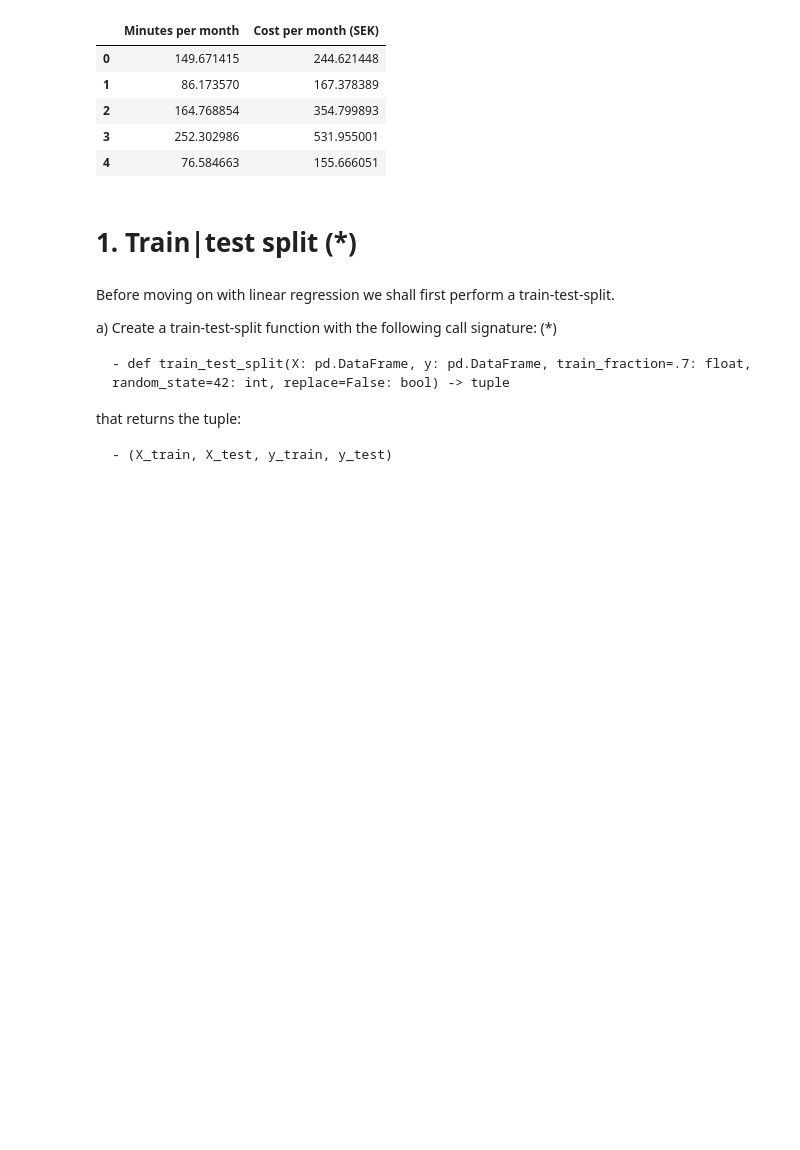
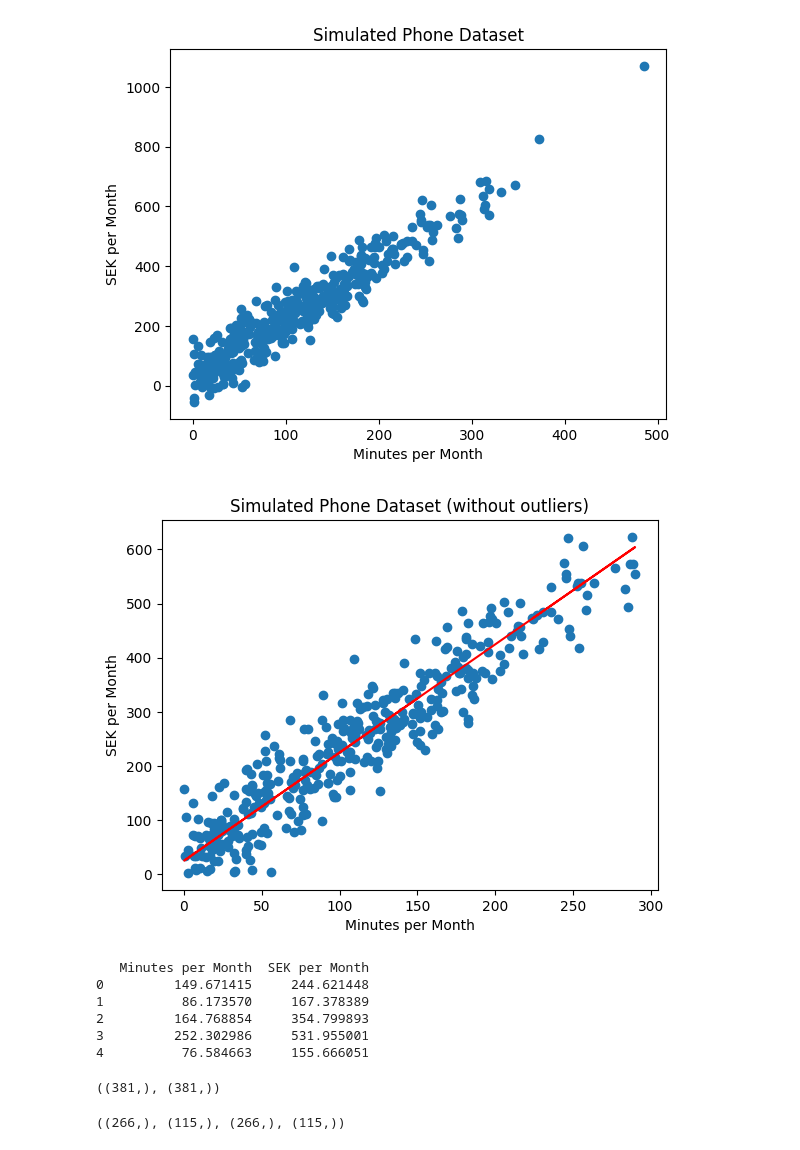
Before and after one commit to eliaselhaddad/Machine-learning-Elias-El-Haddad, a Jupyter notebook: Exercises/E00-linear-regression.ipynb, the cells around one changed output. Drawn from its saved outputs; the diff is of its cells as text; code cells hidden in the pictures; blank space fills up the shorter version.

```diff
--- a/Exercises/E00-linear-regression.ipynb
+++ b/Exercises/E00-linear-regression.ipynb
@@ -102,21 +0,0 @@ c) Insert the values into a DataFrame (*)
-# %%
-df = pd.DataFrame({'Minutes per month': X, 'Cost per month (SEK)': y})
-df.head()
-# %% [output]
-|  | Minutes per month | Cost per month (SEK) |
-| 0 | 149.671415 | 244.621448 |
-| 1 | 86.173570 | 167.378389 |
-| 2 | 164.768854 | 354.799893 |
-| 3 | 252.302986 | 531.955001 |
-| 4 | 76.584663 | 155.666051 |
-# %% [markdown]
-# 1. Train|test split (*)
-# %% [markdown]
-Before moving on with linear regression we shall first perform a train-test-split.
-
-  a) Create a train-test-split function with the following call signature: (*)
-
-    - def train_test_split(X: pd.DataFrame, y: pd.DataFrame, train_fraction=.7: float, random_state=42: int, replace=False: bool) -> tuple
-that returns the tuple:
-
-    - (X_train, X_test, y_train, y_test)
@@ -125,0 +5,44 @@ def train_test_split(X, y, train_fraction=0.7, random_state=42, replace=False):
+# %%
+np.random.seed(42)
+
+# simulate x-values
+X = np.abs(np.random.normal(loc=100, scale=100, size=400))
+
+# simulate noise values
+noise = np.random.normal(loc=0, scale=50, size=400)
+
+# plot the simulated dataset
+y = 2 * X + 25 + noise
+plt.scatter(X, y)
+plt.title('Simulated Phone Dataset')
+plt.xlabel('Minutes per Month')
+plt.ylabel('SEK per Month')
+plt.show()
+
+# remove outliers
+mask = (X <= 300) & (y >= 0)
+X = X[mask]
+y = y[mask]
+
+# plot the new dataset and ground truth
+plt.scatter(X, y)
+plt.plot(X, 2 * X + 25, color='red')
+plt.title('Simulated Phone Dataset (without outliers)')
+plt.xlabel('Minutes per Month')
+plt.ylabel('SEK per Month')
+plt.show()
+
+# insert values into DataFrame
+df = pd.DataFrame({'Minutes per Month': X, 'SEK per Month': y})
+print(df.head())
+X.shape, y.shape # x.shape = (381,) y.shape = (381,)
+# %% [output]
+[figure, added]
+[figure, added]
+   Minutes per Month  SEK per Month
+0         149.671415     244.621448
+1          86.173570     167.378389
+2         164.768854     354.799893
+3         252.302986     531.955001
+4          76.584663     155.666051
+((381,), (381,))
@@ -125,0 +59,6 @@ def train_test_split(X, y, train_fraction=0.7, random_state=42, replace=False):
+# %%
+# use train_test_split function to split data
+X_train, X_test, y_train, y_test = train_test_split(df['Minutes per Month'], df['SEK per Month'])
+X_train.shape, X_test.shape, y_train.shape, y_test.shape
+# %% [output]
+((266,), (115,), (266,), (115,))
```
Also changed, not shown: parts of 16 cells of this notebook, 24 other files.
